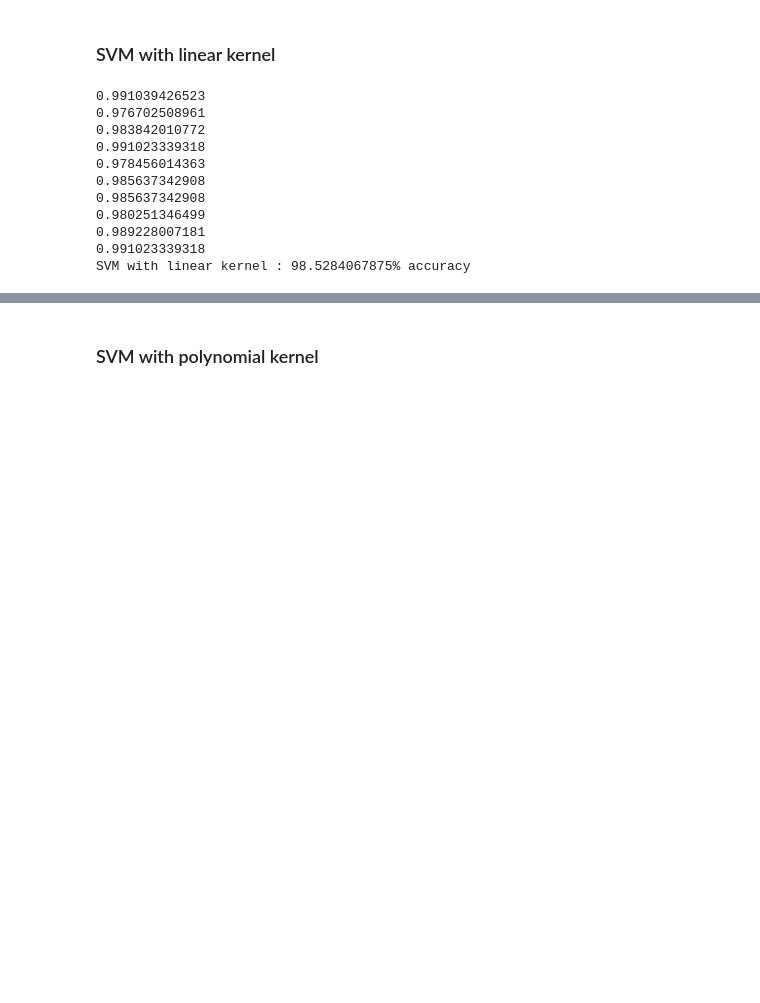
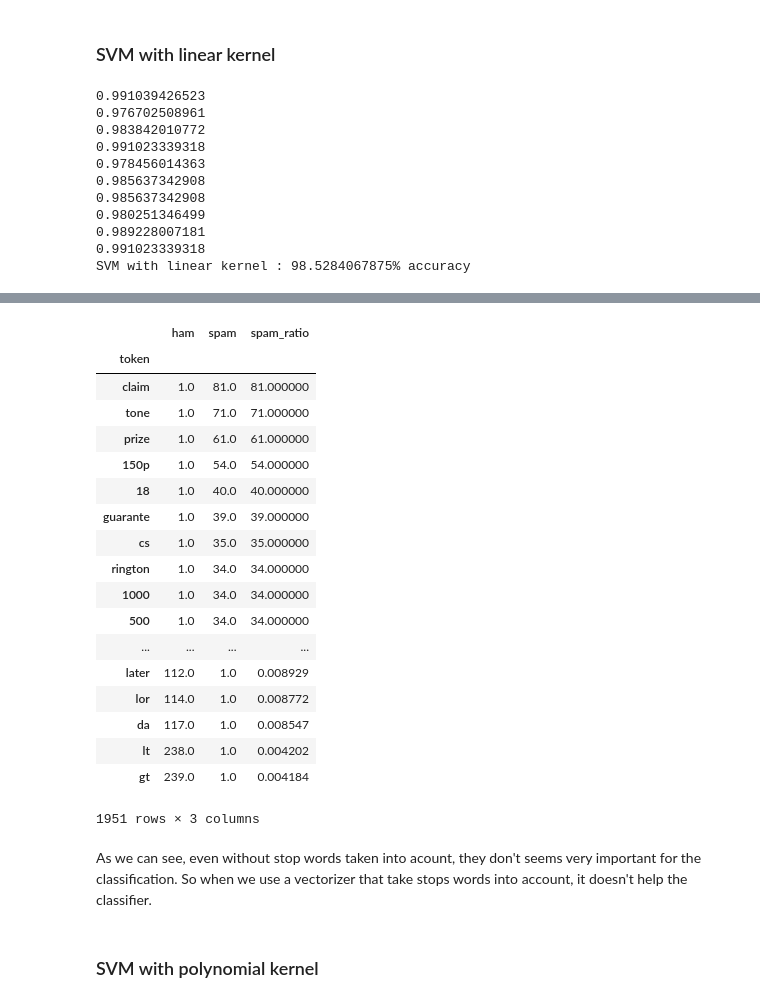
Before and after one commit to HugoJPMartin/SML, a Jupyter notebook: SMS Notebook.ipynb, the cells around one changed output, grey strips where cells are left out. Saved outputs shown, nothing was run; the diff lists cells and outputs as text; code cells hidden in the pictures; blank space fills up the shorter version.

```diff
--- a/SMS Notebook.ipynb
+++ b/SMS Notebook.ipynb
@@ -335,3 +431,40 @@ Separate spam and non spam being a simple binary classification problem, a simpl
+# %%
+nb = MultinomialNB()
+nb.fit(X_train_vect, y_train)
+
+X_train_tokens = vect.get_feature_names()
+ham_token_count = nb.feature_count_[0, :]
+spam_token_count = nb.feature_count_[1, :]
+
+tokens = pd.DataFrame({"token":X_train_tokens, "ham":ham_token_count, "spam":spam_token_count}).set_index("token")
+tokens['ham'] = tokens['ham'] + 1
+tokens['spam'] = tokens['spam'] + 1
+tokens['spam_ratio'] = tokens['spam'] / tokens['ham']
+
+tokens.sort_values('spam_ratio', ascending=False)
+# %% [output]
+|  | ham | spam | spam_ratio |
+| token |  |  |  |
+| claim | 1.0 | 81.0 | 81.000000 |
+| tone | 1.0 | 71.0 | 71.000000 |
+| prize | 1.0 | 61.0 | 61.000000 |
+| 150p | 1.0 | 54.0 | 54.000000 |
+| 18 | 1.0 | 40.0 | 40.000000 |
+| guarante | 1.0 | 39.0 | 39.000000 |
+| cs | 1.0 | 35.0 | 35.000000 |
+| rington | 1.0 | 34.0 | 34.000000 |
+| 1000 | 1.0 | 34.0 | 34.000000 |
+| 500 | 1.0 | 34.0 | 34.000000 |
+| ... | ... | ... | ... |
+| later | 112.0 | 1.0 | 0.008929 |
+| lor | 114.0 | 1.0 | 0.008772 |
+| da | 117.0 | 1.0 | 0.008547 |
+| lt | 238.0 | 1.0 | 0.004202 |
+| gt | 239.0 | 1.0 | 0.004184 |
+1951 rows × 3 columns
+# %% [markdown]
+As we can see, even without stop words taken into acount, they don't seems very important for the classification.
+So when we use a vectorizer that take stops words into account, it doesn't help the classifier.
 # %% [markdown]
 ### SVM with polynomial kernel
 # %%
```
Also changed, not shown: parts of 24 cells of this notebook.
